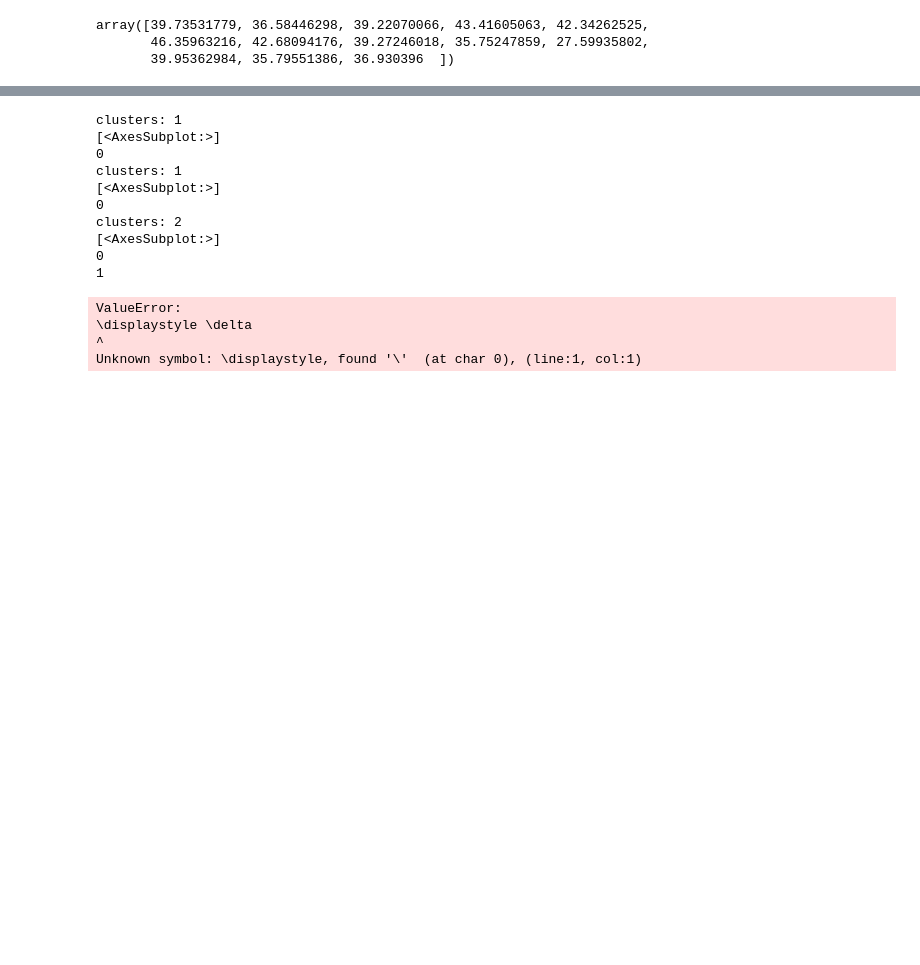
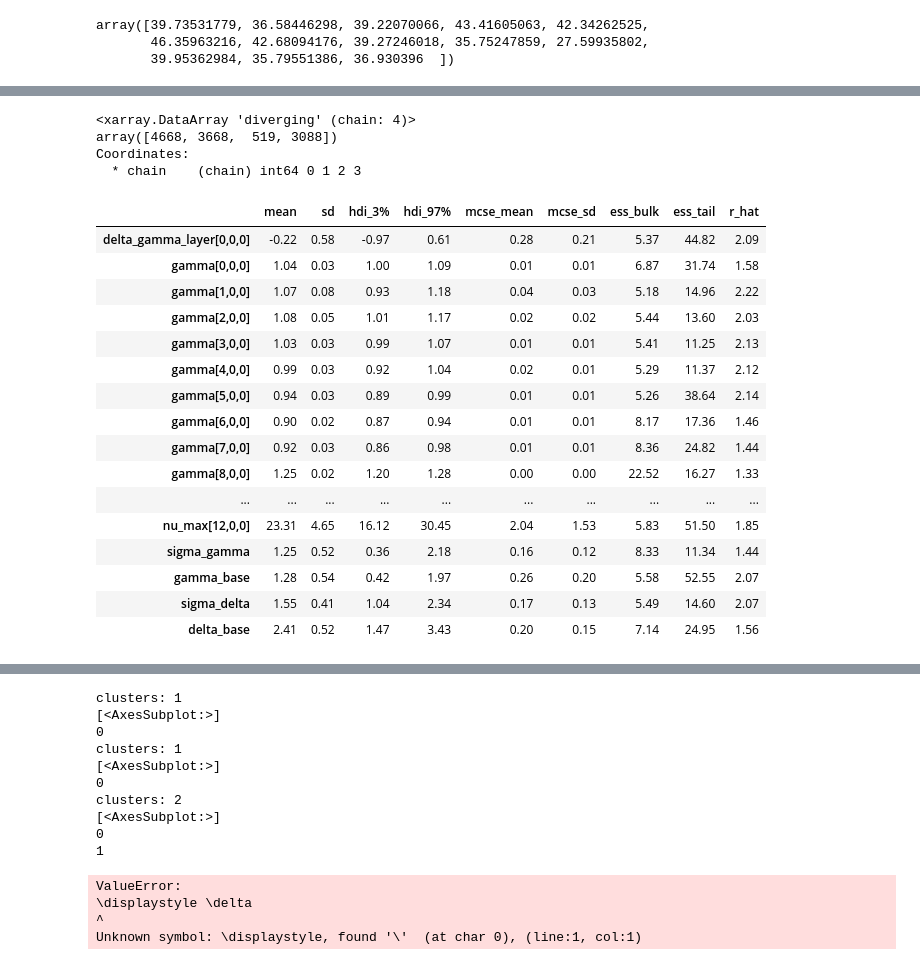
Before and after one commit to woxxel/DarkMatter, a Jupyter notebook: notebooks/spiking_data_analysis.ipynb, the cells around one changed output, grey strips where cells are left out. Cells and saved outputs as stored; diff of their text form; code cells hidden in the pictures; blank space fills up the shorter version.

```diff
--- a/notebooks/spiking_data_analysis.ipynb
+++ b/notebooks/spiking_data_analysis.ipynb
@@ -369,0 +575,27 @@ plot_results(mP_withSilent,results_silent,'with silence')
+# %%
+trace_silent['sample_stats']['diverging'].sum(axis=1)
+# %% [output]
+<xarray.DataArray 'diverging' (chain: 4)>
+array([4668, 3668,  519, 3088])
+Coordinates:
+  * chain    (chain) int64 0 1 2 3
+# %%
+display(az.summary(trace_silent, round_to=2))
+# %% [output]
+|  | mean | sd | hdi_3% | hdi_97% | mcse_mean | mcse_sd | ess_bulk | ess_tail | r_hat |
+| delta_gamma_layer[0,0,0] | -0.22 | 0.58 | -0.97 | 0.61 | 0.28 | 0.21 | 5.37 | 44.82 | 2.09 |
+| gamma[0,0,0] | 1.04 | 0.03 | 1.00 | 1.09 | 0.01 | 0.01 | 6.87 | 31.74 | 1.58 |
+| gamma[1,0,0] | 1.07 | 0.08 | 0.93 | 1.18 | 0.04 | 0.03 | 5.18 | 14.96 | 2.22 |
+| gamma[2,0,0] | 1.08 | 0.05 | 1.01 | 1.17 | 0.02 | 0.02 | 5.44 | 13.60 | 2.03 |
+| gamma[3,0,0] | 1.03 | 0.03 | 0.99 | 1.07 | 0.01 | 0.01 | 5.41 | 11.25 | 2.13 |
+| gamma[4,0,0] | 0.99 | 0.03 | 0.92 | 1.04 | 0.02 | 0.01 | 5.29 | 11.37 | 2.12 |
+| gamma[5,0,0] | 0.94 | 0.03 | 0.89 | 0.99 | 0.01 | 0.01 | 5.26 | 38.64 | 2.14 |
+| gamma[6,0,0] | 0.90 | 0.02 | 0.87 | 0.94 | 0.01 | 0.01 | 8.17 | 17.36 | 1.46 |
+| gamma[7,0,0] | 0.92 | 0.03 | 0.86 | 0.98 | 0.01 | 0.01 | 8.36 | 24.82 | 1.44 |
+| gamma[8,0,0] | 1.25 | 0.02 | 1.20 | 1.28 | 0.00 | 0.00 | 22.52 | 16.27 | 1.33 |
+| ... | ... | ... | ... | ... | ... | ... | ... | ... | ... |
+| nu_max[12,0,0] | 23.31 | 4.65 | 16.12 | 30.45 | 2.04 | 1.53 | 5.83 | 51.50 | 1.85 |
+| sigma_gamma | 1.25 | 0.52 | 0.36 | 2.18 | 0.16 | 0.12 | 8.33 | 11.34 | 1.44 |
+| gamma_base | 1.28 | 0.54 | 0.42 | 1.97 | 0.26 | 0.20 | 5.58 | 52.55 | 2.07 |
+| sigma_delta | 1.55 | 0.41 | 1.04 | 2.34 | 0.17 | 0.13 | 5.49 | 14.60 | 2.07 |
+| delta_base | 2.41 | 0.52 | 1.47 | 3.43 | 0.20 | 0.15 | 7.14 | 24.95 | 1.56 |
```
Also changed, not shown: parts of 29 cells of this notebook, 13 other files.
